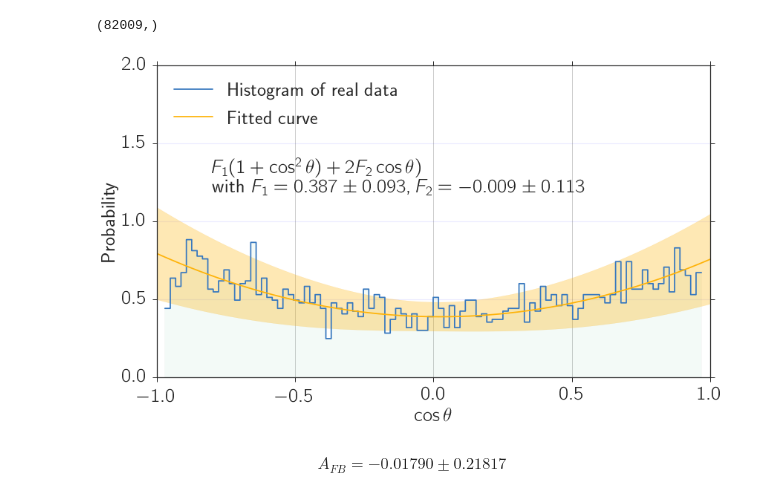
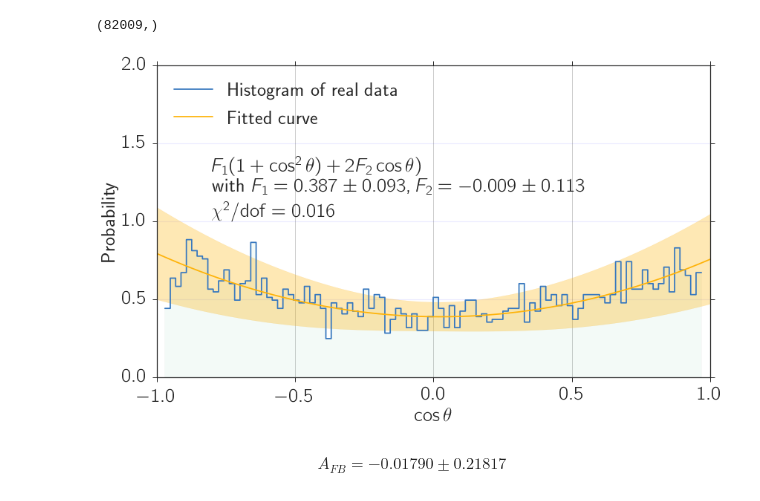
Before and after one commit to Bondzio/fp, a Jupyter notebook: Z0/analysis/Forward- backward assymetry.ipynb, the cells around one changed output. Saved outputs shown, nothing was run; the diff lists cells and outputs as text; code cells hidden in the pictures.

```diff
--- a/Z0/analysis/Forward- backward assymetry.ipynb
+++ b/Z0/analysis/Forward- backward assymetry.ipynb
@@ -120,6 +120,9 @@ F2 = 1
 N_mm, cos_thet = np.histogram(u["cos_thet"],100, density=True)
 #sigma = np.sqrt(N_ee), absolute_sigma = True
 p, cov = curve_fit(func, cos_thet[1:], N_mm, p0=[F1,F2],sigma = np.sqrt(N_mm+1), absolute_sigma = True)
+
+chi2 = np.sum(((func(cos_thet[0:-1],*p) - N_mm) / np.sqrt(N_mm)) ** 2 )/(len(N_mm)-len(p))
+
 p_uc = uc.correlated_values(p,cov)
 F1,F2 = p_uc
 
@@ -148,35 +151,37 @@ ax.fill_between(edges2,0,P_all2,alpha = 0.08)
 ax.yaxis.grid(True,'minor',linewidth=0.5,color = "blue", alpha = gridalpha)
 ax.yaxis.grid(True,'major',linewidth=1.2, color = "blue", alpha = gridalpha)
 ax.xaxis.grid(True)
 
 cos_theta = np.linspace(-1,1,1000)
 
 # t s channel
 data_fit = func(cos_theta,*p)
 error_on_fit = un.std_devs(func(cos_theta,*p_uc) )
 data_fit_min = data_fit - error_on_fit
 data_fit_max = data_fit + error_on_fit
 
 
 color = next(palette)
 ax.plot(cos_theta,data_fit, color = color,  label = "Fitted curve")
 ax.fill_between(cos_theta, data_fit_min , data_fit_max, alpha=0.3,  color = color )
 
 props = dict(boxstyle='round', facecolor='white', alpha=0.0)
-textstr = "$F_1 ( 1 + \\cos^2\\theta) + 2 F_2 \\cos \\theta)$ \n with $F_1=%.3f \pm %.3f, F_2 = %.3f \pm %.3f$ "%(F1.n,F1.s,F2.n,F2.s)
+textstr = "$F_1 ( 1 + \\cos^2\\theta) + 2 F_2 \\cos \\theta)$\
+\n with $F_1=%.3f \pm %.3f, F_2 = %.3f \pm %.3f$ \n"%(F1.n,F1.s,F2.n,F2.s)
+textstr += "$\chi^2/\mathrm{dof} = %.3f$"%chi2
 ax.text(0.1, 0.7,textstr , transform=ax.transAxes, fontsize=26,
         verticalalignment='top', bbox=props)
 
 ax.set_xlim(-1,1)
 ax.set_ylim(0,2)
 ax.legend(loc = 2)
 ax.set_ylabel("Probability")
 ax.set_xlabel("$\\cos\\theta$")
 plt.savefig("../figures/assymetry.pdf")
 
 plt.show()
 # %% [output]
-[figure, old version]
+[figure, new version]
 # %%
 A_FB = 3 * F2 / (4*F1)
 sintheta2 = (1 - un.sqrt(np.abs(A_FB)/3))/4
```
Also changed, not shown: parts of 3 cells of this notebook, 7 other files.
